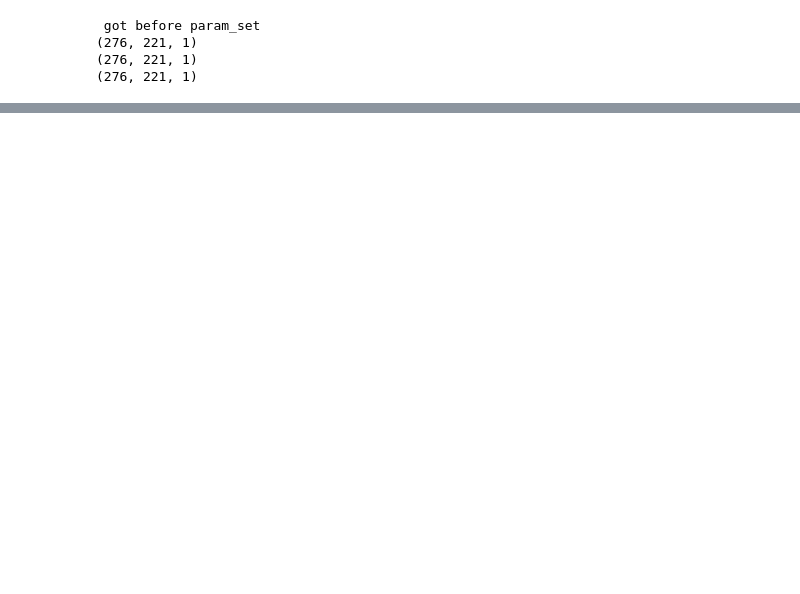
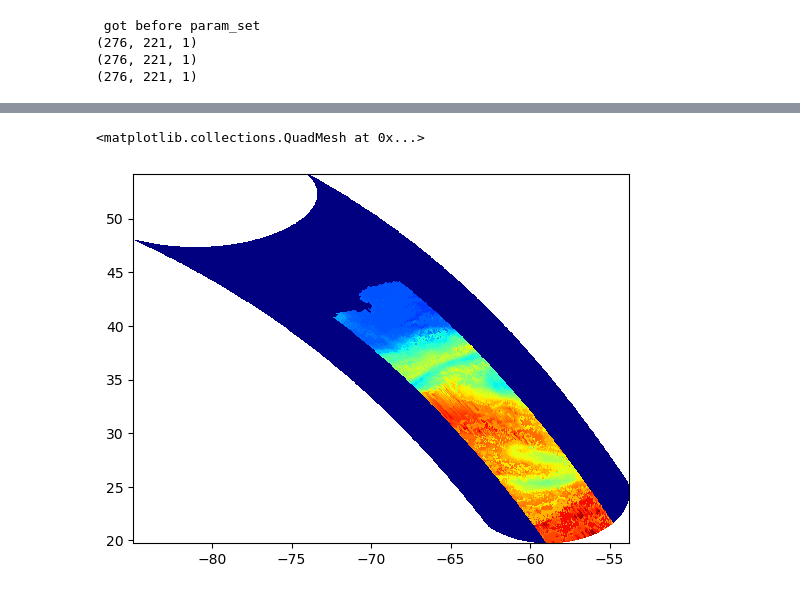
Before and after one commit to mgrecu35/cmbv7_rh8, a Jupyter notebook: cAlgDriver.ipynb, the cells around one changed output, grey strips where cells are left out. Drawn from its saved outputs; the diff is of its cells as text; code cells hidden in the pictures; blank space fills up the shorter version.

Commit message:
radar IO

```diff
--- a/cAlgDriver.ipynb
+++ b/cAlgDriver.ipynb
@@ -26,12 +26,15 @@ fDPR='data/2A-CS-92W47N60W21N.GPM.DPR.V9-20240130.20241009-S035207-E035919.06026
 f2AKu='data/2A-CS-92W47N60W21N.GPM.Ku.V9-20240130.20241009-S035207-E035919.060269.V07C.HDF5'
 f2ENv='data/2A-ENV.GPM.Ku.V9-20240130.20241009-S025626-E042939.060269.V07C.HDF5'
 from read_GMI import read_gmi
+from read2AKuDPR import read2AKuDPR
+
 import importlib
-importlib.reload(cAlg)
+#importlib.reload(cAlg)
 gmi_data=read_gmi(f1C11)
 lon_s1, lat_s1, tc_S1, lon_s2, lat_s2, tc_S2, sc_lat, sc_lon, inc_angle_s1, inc_angle_s2, sun_glint_angle_s1,yy,mm,dd,jday=gmi_data
-
-cAlg.set_gmi_data(tc_S1.T,lat_s1.T,lon_s1.T,tc_S2.T,lat_s2.T,lon_s2.T,sc_lon,sc_lat,inc_angle_s1[:,:,0].T,inc_angle_s2[:,:,0].T,mm[0],jday[0])
+radar_data=read2AKuDPR(f2AKu,fDPR,0,300)
+zKuObs,binRealSurface,localZenithAngle,elevation,binClutterFree,binZeroDegree,piaHB,srtrelPIAku,NSRelibFlag,raintype,snowIceCover,seaIceConcentration,snrRatioku,srtPIAku,srtsigmaPIAku,sigmaZeroKu,freeZH,envTemp,missing_flag,dataquality_flag,modestatus_flag,iLandOcean,flagPrecip,sfcRain,zKaObs,dsrtPIAKa,dsrtPIAKu,dsrtrelPIA,MSRelibFlag,dsrtsigmaPIAku,xlon,xlat,yy_radar,jday_radar,mp_nodes=radar_data
+tpwC=cAlg.set_gmi_data(tc_S1.T,lat_s1.T,lon_s1.T,tc_S2.T,lat_s2.T,lon_s2.T,sc_lon,sc_lat,inc_angle_s1[:,:,0].T,inc_angle_s2[:,:,0].T,mm[0],jday[0])
 print(inc_angle_s1.shape)
 print(inc_angle_s2.shape)
 print(sun_glint_angle_s1.shape)
@@ -45,0 +46,6 @@ print(sun_glint_angle_s1.shape)
+# %%
+import matplotlib.pyplot as plt
+plt.pcolormesh(lon_s1,lat_s1,tpwC.T,vmin=0,cmap='jet')
+# %% [output]
+<matplotlib.collections.QuadMesh at 0x...>
+[figure, added]
```
Also changed, not shown: parts of 2 cells of this notebook, 1 other file.
